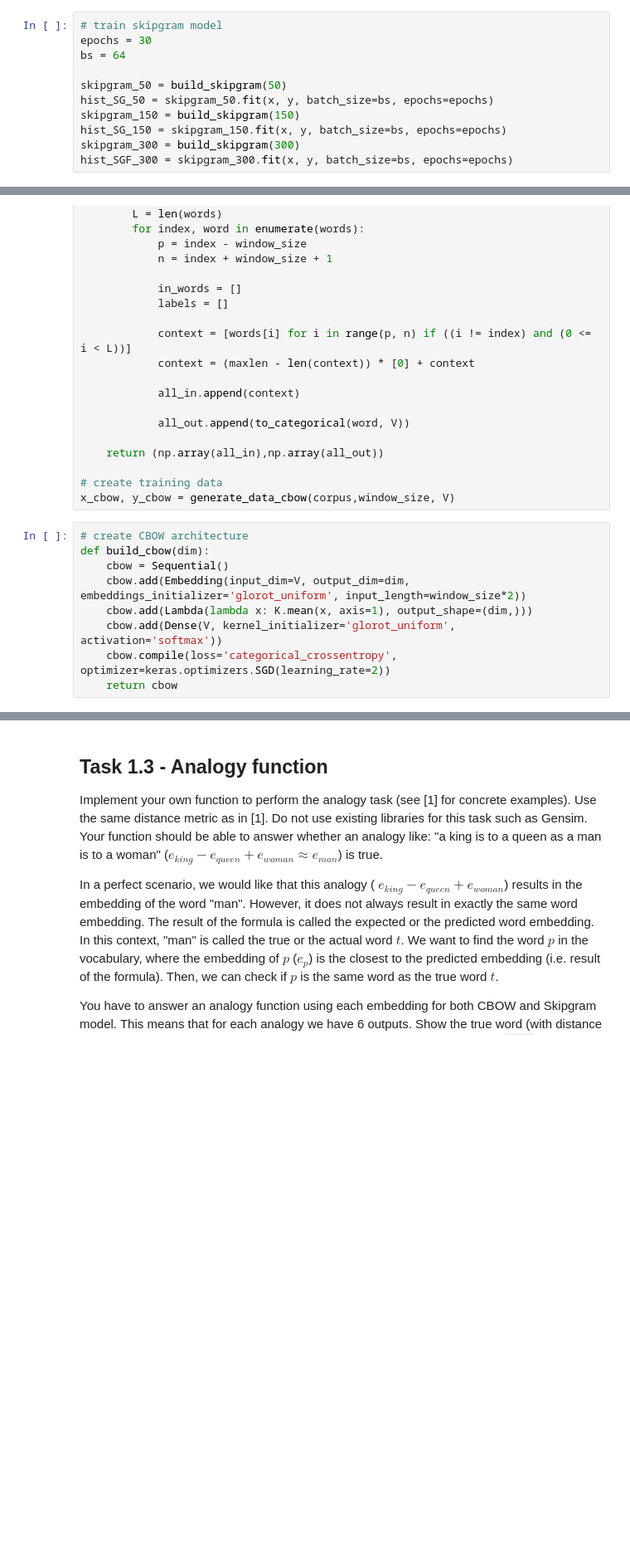
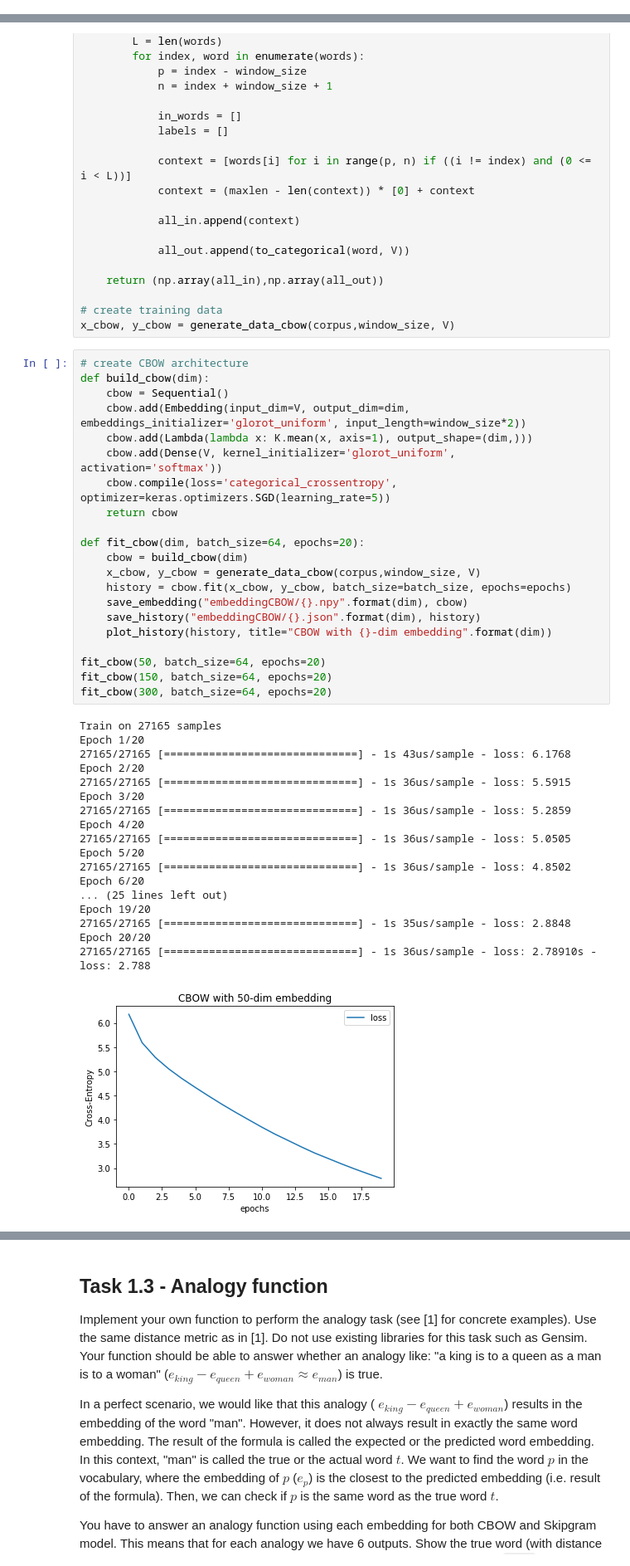
Before and after one commit to Joriswillems/deeplearning, a Jupyter notebook: assigment1/Assignment_1_(TF_2).ipynb, the cells around one changed output, grey strips where cells are left out. Shown: that part at 83% size. Saved outputs shown, nothing was run; the diff lists cells and outputs as text; blank space fills up the shorter version.

Commit message:
cbow models

```diff
--- a/assigment1/Assignment_1_(TF_2).ipynb
+++ b/assigment1/Assignment_1_(TF_2).ipynb
@@ -225,14 +225,3 @@ Epoch 15/15
 [figure]
 # %% [markdown]
 <b>HINT</b>: To increase training speed of your model, you can use the free available GPU power in Google Colab. Go to `Edit` --> `Notebook Settings` --> select `GPU` under `hardware accelerator`.
-# %%
-# train skipgram model
-epochs = 30
-bs = 64
-
-skipgram_50 = build_skipgram(50)
-hist_SG_50 = skipgram_50.fit(x, y, batch_size=bs, epochs=epochs)
-skipgram_150 = build_skipgram(150)
-hist_SG_150 = skipgram_150.fit(x, y, batch_size=bs, epochs=epochs)
-skipgram_300 = build_skipgram(300)
-hist_SGF_300 = skipgram_300.fit(x, y, batch_size=bs, epochs=epochs)
@@ -280,9 +259,40 @@ x_cbow, y_cbow = generate_data_cbow(corpus,window_size, V)
 # %%
 # create CBOW architecture
 def build_cbow(dim):
     cbow = Sequential()
     cbow.add(Embedding(input_dim=V, output_dim=dim, embeddings_initializer='glorot_uniform', input_length=window_size*2))
     cbow.add(Lambda(lambda x: K.mean(x, axis=1), output_shape=(dim,)))
     cbow.add(Dense(V, kernel_initializer='glorot_uniform', activation='softmax'))
-    cbow.compile(loss='categorical_crossentropy', optimizer=keras.optimizers.SGD(learning_rate=2))
+    cbow.compile(loss='categorical_crossentropy', optimizer=keras.optimizers.SGD(learning_rate=5))
     return cbow
+
+def fit_cbow(dim, batch_size=64, epochs=20):
+    cbow = build_cbow(dim)
+    x_cbow, y_cbow = generate_data_cbow(corpus,window_size, V)
+    history = cbow.fit(x_cbow, y_cbow, batch_size=batch_size, epochs=epochs)
+    save_embedding("embeddingCBOW/{}.npy".format(dim), cbow)
+    save_history("embeddingCBOW/{}.json".format(dim), history)
+    plot_history(history, title="CBOW with {}-dim embedding".format(dim))
+
+fit_cbow(50, batch_size=64, epochs=20)
+fit_cbow(150, batch_size=64, epochs=20)
+fit_cbow(300, batch_size=64, epochs=20)
+# %% [output]
+Train on 27165 samples
+Epoch 1/20
+27165/27165 [==============================] - 1s 43us/sample - loss: 6.1768
+Epoch 2/20
+27165/27165 [==============================] - 1s 36us/sample - loss: 5.5915
+Epoch 3/20
+27165/27165 [==============================] - 1s 36us/sample - loss: 5.2859
+Epoch 4/20
+27165/27165 [==============================] - 1s 36us/sample - loss: 5.0505
+Epoch 5/20
+27165/27165 [==============================] - 1s 36us/sample - loss: 4.8502
+Epoch 6/20
+... (25 lines left out)
+Epoch 19/20
+27165/27165 [==============================] - 1s 35us/sample - loss: 2.8848
+Epoch 20/20
+27165/27165 [==============================] - 1s 36us/sample - loss: 2.78910s - loss: 2.788
+[figure, added]
```
Also changed, not shown: parts of 5 cells of this notebook, 6 other files.
